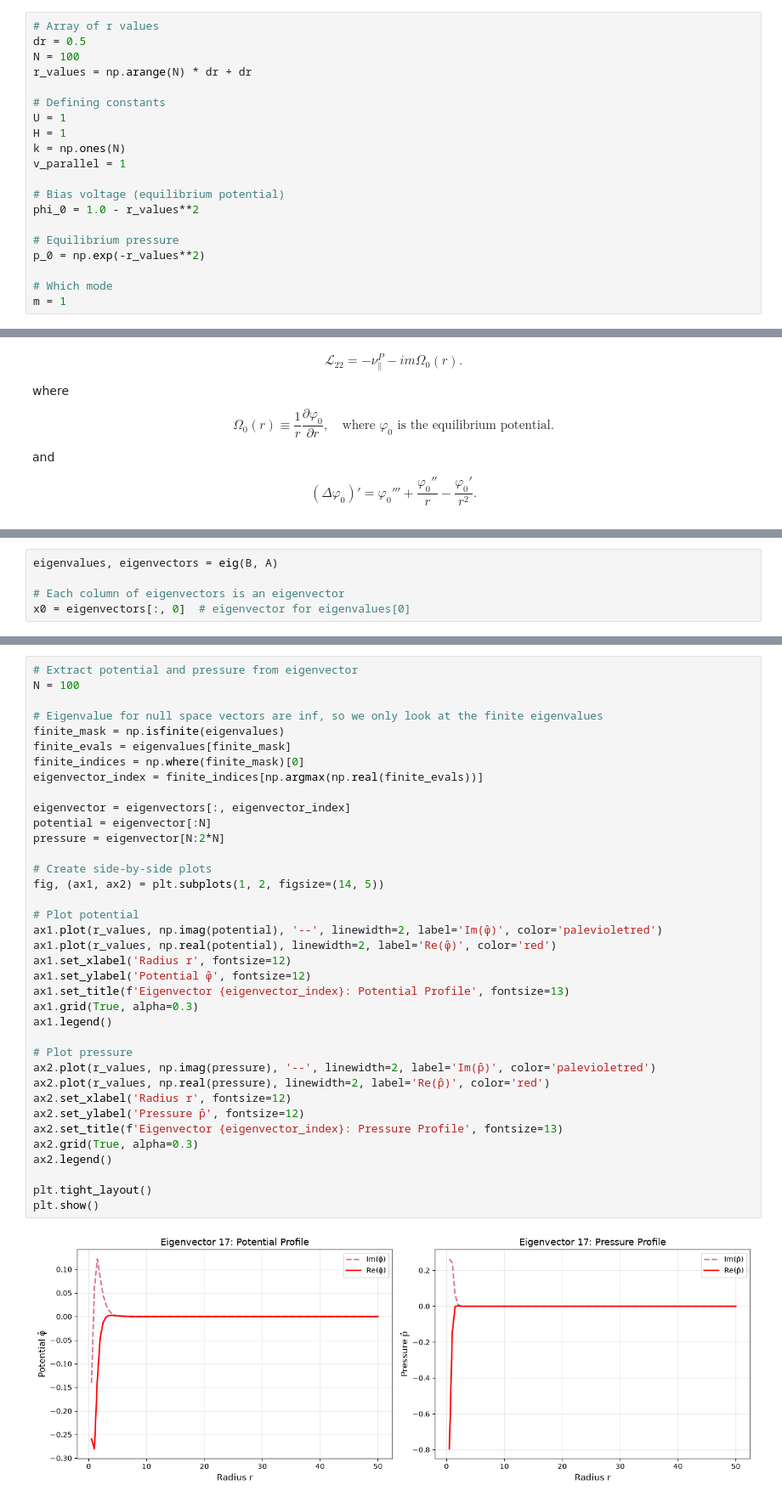
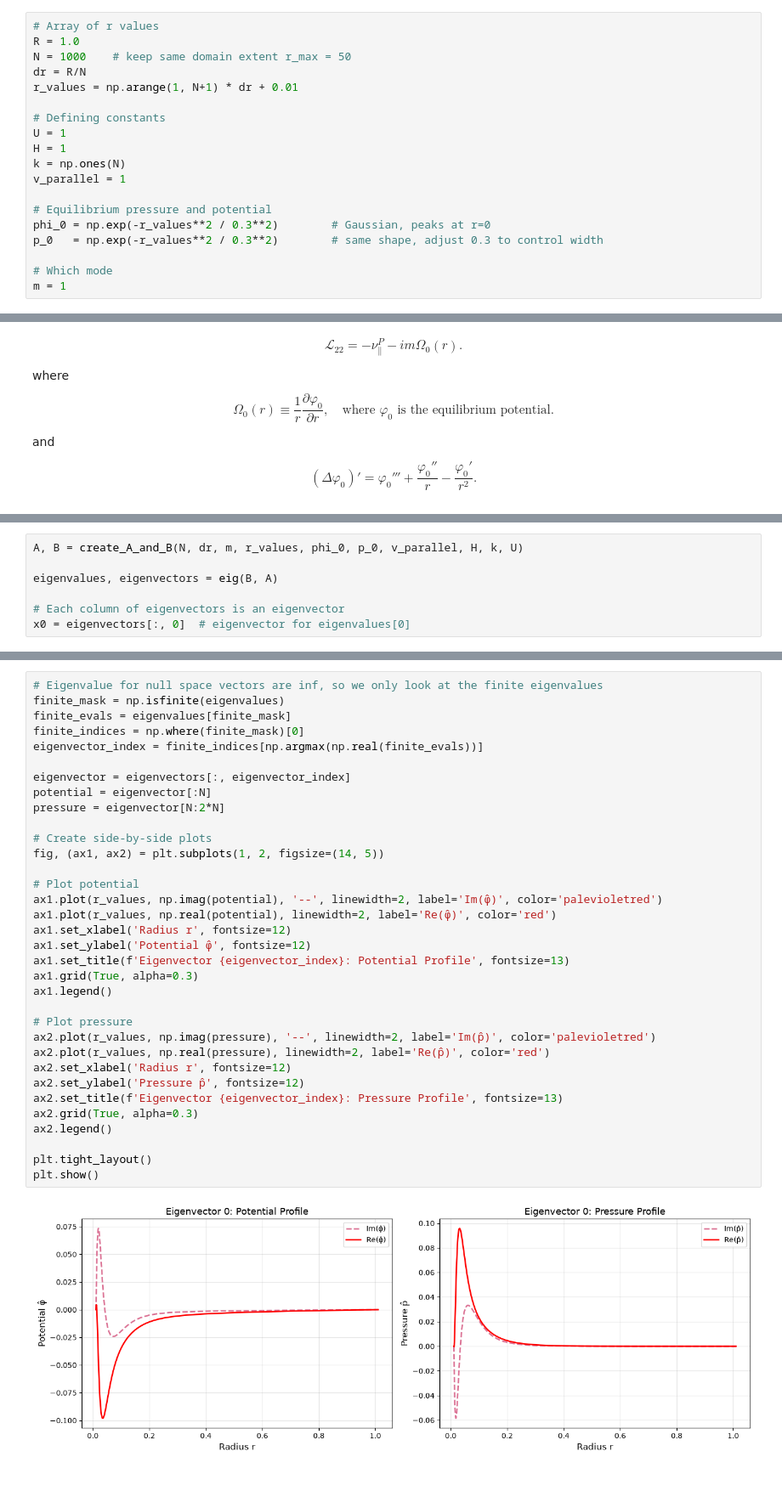
Before and after one commit to dnzy06/vortex-confinement, a Jupyter notebook: equation_setup.ipynb, the cells around one changed output, grey strips where cells are left out. Shown at 85% size. Saved outputs shown, nothing was run; the diff lists cells and outputs as text.

```diff
--- a/equation_setup.ipynb
+++ b/equation_setup.ipynb
@@ -5,9 +5,10 @@ from scipy.linalg import eig
 import matplotlib.pyplot as plt
 # %%
 # Array of r values
-dr = 0.5
-N = 100
-r_values = np.arange(N) * dr + dr
+R = 1.0
+N = 1000    # keep same domain extent r_max = 50
+dr = R/N
+r_values = np.arange(1, N+1) * dr + 0.01
 
 # Defining constants
 U = 1
@@ -15,11 +16,9 @@ H = 1
 k = np.ones(N)
 v_parallel = 1
 
-# Bias voltage (equilibrium potential)
-phi_0 = 1.0 - r_values**2
-
-# Equilibrium pressure
-p_0 = np.exp(-r_values**2)
+# Equilibrium pressure and potential
+phi_0 = np.exp(-r_values**2 / 0.3**2)        # Gaussian, peaks at r=0
+p_0   = np.exp(-r_values**2 / 0.3**2)        # same shape, adjust 0.3 to control width
 
 # Which mode
 m = 1
@@ -205,4 +207,6 @@ A, B = enforce_bc(A, B)
 # %%
+A, B = create_A_and_B(N, dr, m, r_values, phi_0, p_0, v_parallel, H, k, U)
+
 eigenvalues, eigenvectors = eig(B, A)
 
 # Each column of eigenvectors is an eigenvector
@@ -230,7 +214,4 @@ array([-171.28887625+2.00328541j,  -51.80899602+2.00587381j,
 # %%
-# Extract potential and pressure from eigenvector
-N = 100
-
 # Eigenvalue for null space vectors are inf, so we only look at the finite eigenvalues
 finite_mask = np.isfinite(eigenvalues)
 finite_evals = eigenvalues[finite_mask]
@@ -238,31 +219,31 @@ finite_indices = np.where(finite_mask)[0]
 eigenvector_index = finite_indices[np.argmax(np.real(finite_evals))]
 
 eigenvector = eigenvectors[:, eigenvector_index]
 potential = eigenvector[:N]
 pressure = eigenvector[N:2*N]
 
 # Create side-by-side plots
 fig, (ax1, ax2) = plt.subplots(1, 2, figsize=(14, 5))
 
 # Plot potential
 ax1.plot(r_values, np.imag(potential), '--', linewidth=2, label='Im(φ̂)', color='palevioletred')
 ax1.plot(r_values, np.real(potential), linewidth=2, label='Re(φ̂)', color='red')
 ax1.set_xlabel('Radius r', fontsize=12)
 ax1.set_ylabel('Potential φ̂', fontsize=12)
 ax1.set_title(f'Eigenvector {eigenvector_index}: Potential Profile', fontsize=13)
 ax1.grid(True, alpha=0.3)
 ax1.legend()
 
 # Plot pressure
 ax2.plot(r_values, np.imag(pressure), '--', linewidth=2, label='Im(p̂)', color='palevioletred')
 ax2.plot(r_values, np.real(pressure), linewidth=2, label='Re(p̂)', color='red')
 ax2.set_xlabel('Radius r', fontsize=12)
 ax2.set_ylabel('Pressure p̂', fontsize=12)
 ax2.set_title(f'Eigenvector {eigenvector_index}: Pressure Profile', fontsize=13)
 ax2.grid(True, alpha=0.3)
 ax2.legend()
 
 plt.tight_layout()
 plt.show()
 # %% [output]
-[figure, old version]
+[figure, new version]
```
Also changed, not shown: parts of 9 cells of this notebook, 1 other file.
